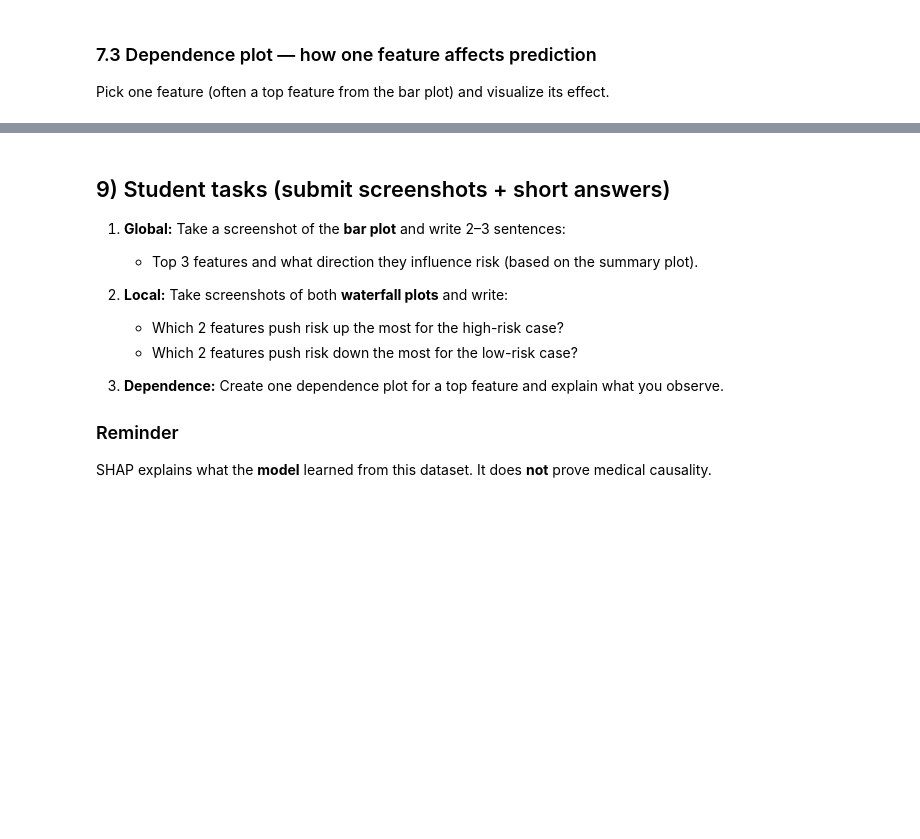
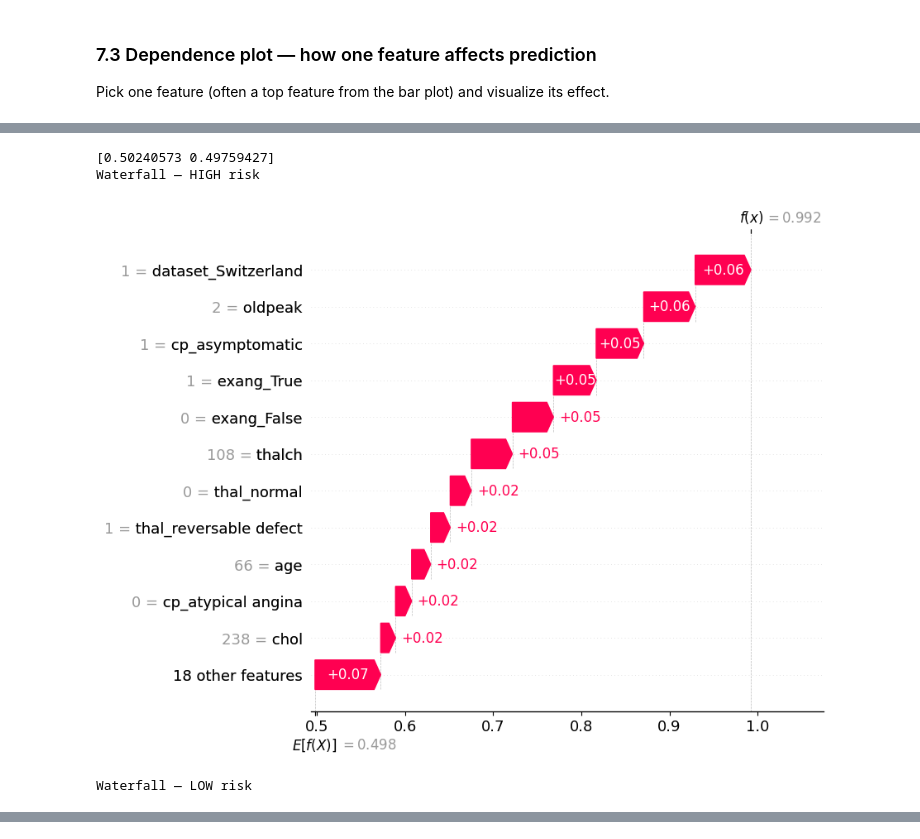
Before and after one commit to pvateekul/digitalhealth-ai2025, a Jupyter notebook: code/Class07_ASR&FactRecognition/Lab_7_3_SHAPValues.ipynb, the cells around one changed output, grey strips where cells are left out. Saved outputs shown, nothing was run; the diff lists cells and outputs as text; code cells hidden in the pictures; blank space fills up the shorter version.

```diff
--- a/code/Class07_ASR&FactRecognition/Lab_7_3_SHAPValues.ipynb
+++ b/code/Class07_ASR&FactRecognition/Lab_7_3_SHAPValues.ipynb
@@ -251,12 +389,13 @@ low_idx  = int(np.argmin(test_probs))
 print("High-risk predicted probability:", test_probs[high_idx])
 print("Low-risk predicted probability :", test_probs[low_idx])
 
-# Show original (human-readable) input rows
-display(pd.DataFrame({
-    "case": ["HIGH risk", "LOW risk"],
-    "predicted_prob": [test_probs[high_idx], test_probs[low_idx]],
-}))
-print("\nHIGH-risk case inputs:")
-display(X_test.iloc[high_idx:high_idx+1])
-print("\nLOW-risk case inputs:")
-display(X_test.iloc[low_idx:low_idx+1])
+X_test_t = clf.named_steps["preprocess"].transform(X_test)
+
+X_test_model_input = pd.DataFrame(
+    X_test_t, columns=feature_names, index=X_test.index)
+
+print("\nHIGH-risk case (model input features):")
+display(X_test_model_input.loc[[X_test.index[high_idx]]])
+
+print("\nLOW-risk case (model input features):")
+display(X_test_model_input.loc[[X_test.index[low_idx]]])
@@ -263,33 +414,34 @@ display(X_test.iloc[low_idx:low_idx+1])
 # %%
 # Waterfall plots (local explanations)
 # SHAP "expected_value" is the baseline model output; feature contributions push it up/down.
 
-# Create Explanation objects
 base = explainer.expected_value
-# expected_value can also be a list for binary classifiers
-if isinstance(base, (list, np.ndarray)) and len(np.atleast_1d(base)) == 2:
-    base_pos = base[1]
-else:
-    base_pos = float(np.atleast_1d(base)[0])
+print(base)
+base_pos = base[1]
 
 # High-risk case
 exp_high = shap.Explanation(
     values=shap_pos[high_idx],
     base_values=base_pos,
-    data=X_test_dense[high_idx],
+    data=X_test_t[high_idx],
     feature_names=feature_names
 )
 
 # Low-risk case
 exp_low = shap.Explanation(
     values=shap_pos[low_idx],
     base_values=base_pos,
-    data=X_test_dense[low_idx],
+    data=X_test_t[low_idx],
     feature_names=feature_names
 )
 
 print("Waterfall — HIGH risk")
 shap.plots.waterfall(exp_high, max_display=12)
 
 print("\nWaterfall — LOW risk")
 shap.plots.waterfall(exp_low, max_display=12)
+# %% [output]
+[0.50240573 0.49759427]
+Waterfall — HIGH risk
+[figure, added]
+Waterfall — LOW risk
@@ -296,14 +448,0 @@ shap.plots.waterfall(exp_low, max_display=12)
-# %% [markdown]
-## 9) Student tasks (submit screenshots + short answers)
-
-1. **Global:** Take a screenshot of the **bar plot** and write 2–3 sentences:
-   - Top 3 features and what direction they influence risk (based on the summary plot).
-
-2. **Local:** Take screenshots of both **waterfall plots** and write:
-   - Which 2 features push risk up the most for the high-risk case?
-   - Which 2 features push risk down the most for the low-risk case?
-
-3. **Dependence:** Create one dependence plot for a top feature and explain what you observe.
-
-### Reminder
-SHAP explains what the **model** learned from this dataset. It does **not** prove medical causality.
```
Also changed, not shown: parts of 17 cells of this notebook, 1 other file.
